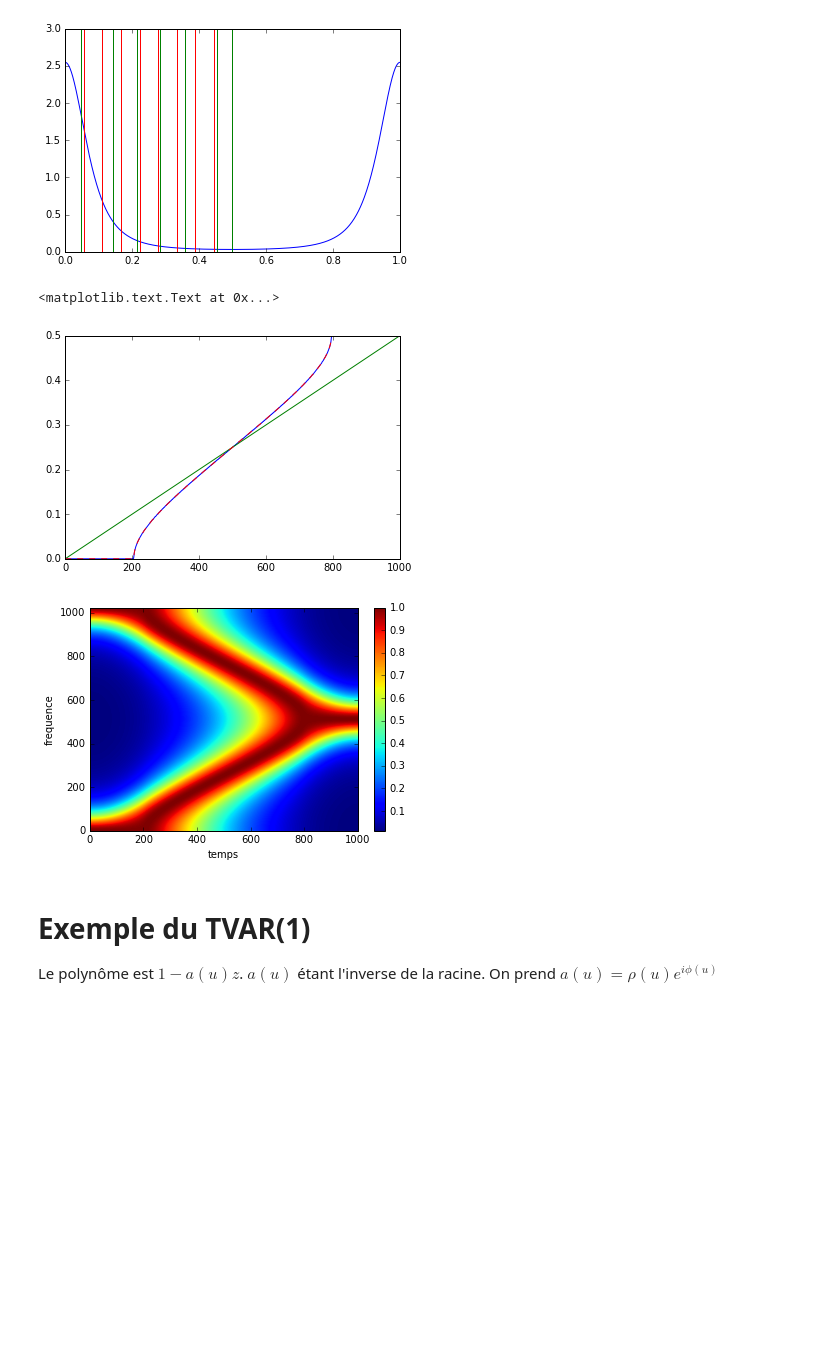
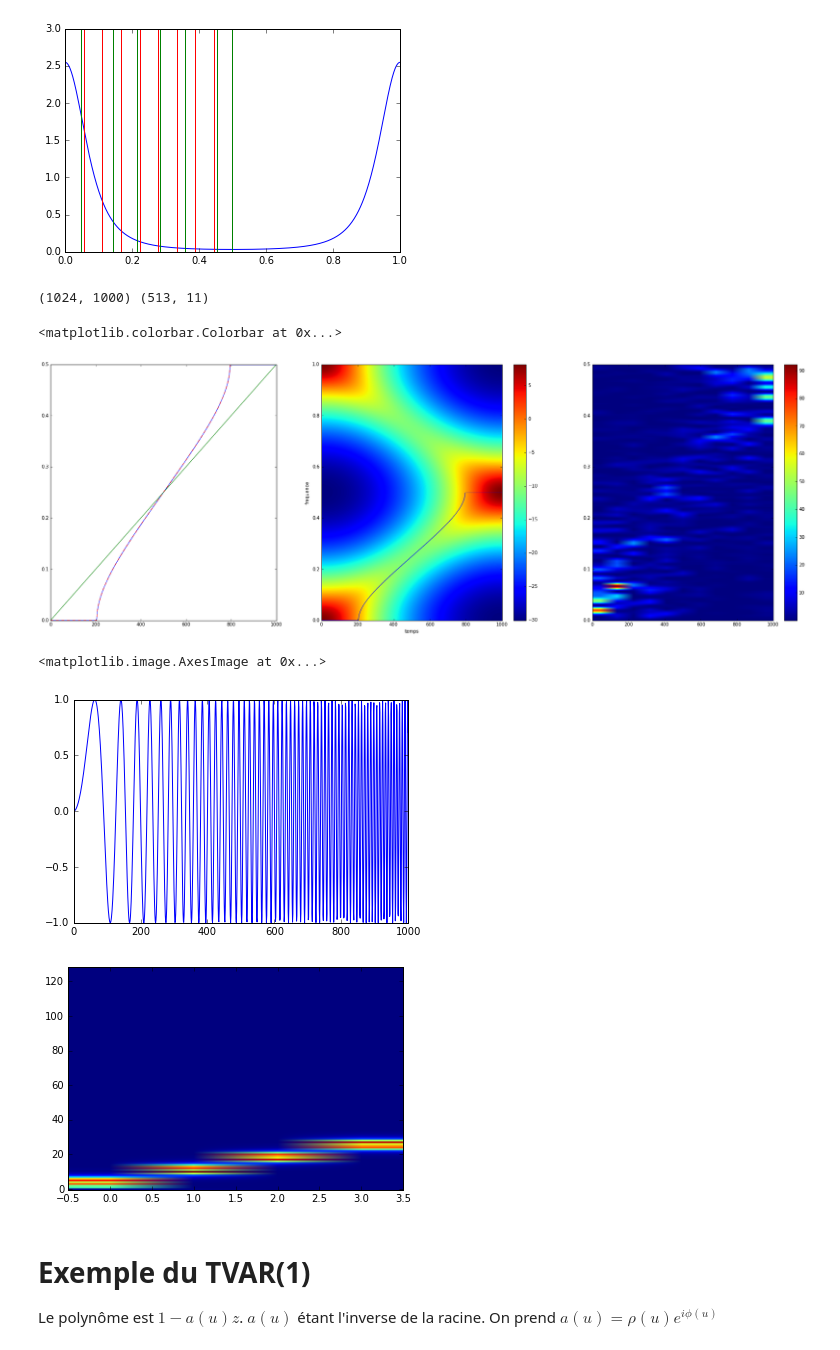
Before and after one commit to jngod2011/TVAR_Prediction, a Jupyter notebook: notebooks/TVAR_2_racines.ipynb, the cells around one changed output. Drawn from its saved outputs; the diff is of its cells as text; code cells hidden in the pictures; blank space fills up the shorter version.

```diff
--- a/notebooks/TVAR_2_racines.ipynb
+++ b/notebooks/TVAR_2_racines.ipynb
@@ -204,7 +205,7 @@ sigma2 = 1.
 Theta = np.concatenate((np.ones((1,T)),-a_1[T:2*T].reshape(1,T),-a_2[T:2*T].reshape(1,T)),axis=0)
 freq, dsp_array = dsp(Theta,sigma2,T,Nfft)
 
-freq = freq.reshape(Nfft,1)
+freq = freq.reshape(Nfft,)
 
 plt.figure()
 plt.plot(freq, dsp_array[:,0:100:T])
@@ -218,36 +219,59 @@ plt.show()
 # %% [output]
 [figure]
 # %%
+
 max_pos = np.zeros(T)
 for t in np.arange(T):
-    dsp_array[:,t] = dsp_array[:,t] / np.max(dsp_array[:,t])
+    #dsp_array[:,t] = dsp_array[:,t] / np.max(dsp_array[:,t])
     max_pos[t] = np.argmax(dsp_array[0:Nfft/2,t])
 
 
 def max_theo(rho,phi):
     cas1 = (phi >= np.arccos(2*rho/(1+rho**2))) & (phi <= np.arccos(-2*rho/(1+rho**2)))
     cas2 = phi > np.arccos(-2*rho/(1+rho**2))
     val1 = cas1*np.arccos((1+rho**2)/(2*rho)*np.cos(phi))
     val2 = cas2*np.pi
     val1[np.isnan(val1)]=0
     return ((val1+val2)/(2*np.pi))
 
+f,ax = plt.subplots(1,3,figsize=(30,10))
+ax[0].plot(max_pos / Nfft)
+ax[0].plot(phase)
+ax[0].plot(max_theo(rho,phi),'r--')
 
-plt.figure()
-plt.plot(max_pos / Nfft)
-plt.plot(phase)
-plt.plot(max_theo(rho,phi),'r--')
+im=ax[1].imshow(20*np.log10(dsp_array),origin="lower", aspect="auto",extent=[0,T-1,0,1])
+plt.colorbar(im,ax=ax[1])
+ax[1].set_xlabel("temps")
+ax[1].set_ylabel("frequence")
+ax[1].plot(max_pos / Nfft)
 
-plt.figure()
-plt.imshow(np.transpose(dsp_array.T),origin="lower", aspect="auto")
-plt.colorbar()
 
-plt.xlabel("temps")
-plt.ylabel("frequence")
+f,t,spec = spectrogram(X[T:],nfft=Nfft,nperseg=T/10)
+
+print(dsp_array.shape, spec.shape)
+
+#for k in np.arange(len(t)):
+#    spec[:,k] = spec[:,k] / np.max(spec[:,k])
+im2=ax[2].imshow(spec,origin="lower", aspect="auto",extent=[0,T-1,0,0.5])
+plt.colorbar(im2,ax=ax[2])
 # %% [output]
-<matplotlib.text.Text at 0x...>
+(1024, 1000) (513, 11)
+<matplotlib.colorbar.Colorbar at 0x...>
-[figure, old version]
+[figure, new version]
-[figure, removed]
+# %%
+from scipy.signal import spectrogram
+T = 1000;
+time = np.arange(T);
+freq = time/2
+x = np.sin(2*np.pi*freq/8000*time);
+f,t,spec = spectrogram(x,Nfft)
+plt.plot(x)
+plt.figure()
+plt.imshow(spec,origin="lower", aspect="auto")
+# %% [output]
+<matplotlib.image.AxesImage at 0x...>
+[figure, added]
+[figure, added]
 # %% [markdown]
 # Exemple du TVAR(1)
 Le polynôme est $1 - a(u)z$.
```
Also changed, not shown: parts of 13 cells of this notebook, 6 other files.
